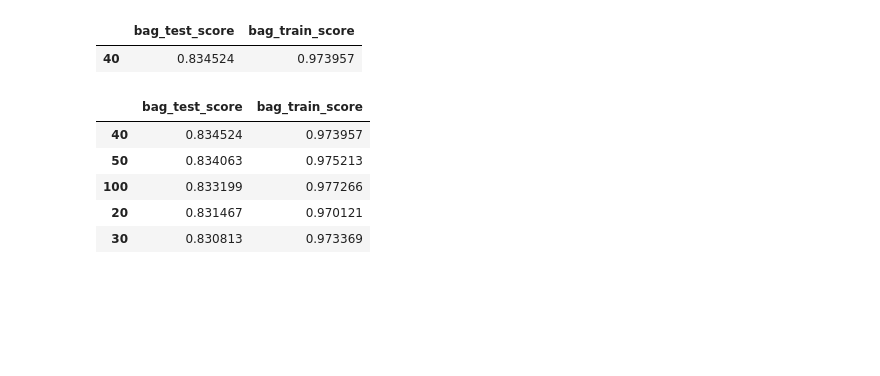
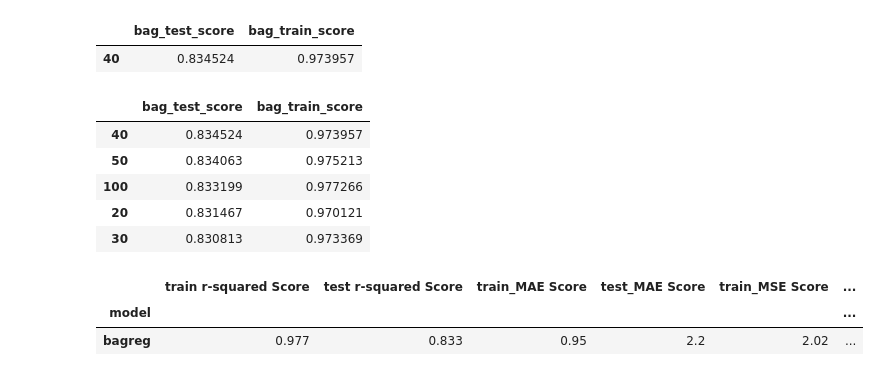
Before and after one commit to KDcodePy/Ensemble-Trees-Exercise, a Jupyter notebook: Ensemble_trees_exercise.ipynb, the cells around one changed output. Drawn from its saved outputs; the diff is of its cells as text; code cells hidden in the pictures; blank space fills up the shorter version.

```diff
--- a/Ensemble_trees_exercise.ipynb
+++ b/Ensemble_trees_exercise.ipynb
@@ -334,3 +360,9 @@ op_bag_reg.mode_score.sort_values(by="bag_test_score", ascending=False).head()
 | 100 | 0.833199 | 0.977266 |
 | 20 | 0.831467 | 0.970121 |
 | 30 | 0.830813 | 0.973369 |
+# %%
+op_bag_reg.get_metrics()
+# %% [output]
+|  | train r-squared Score | test r-squared Score | train_MAE Score | test_MAE Score | train_MSE Score | ... |
+| model |  |  |  |  |  | ... |
+| bagreg | 0.977 | 0.833 | 0.95 | 2.2 | 2.02 | ... |
```
Also changed, not shown: parts of 3 cells of this notebook.
